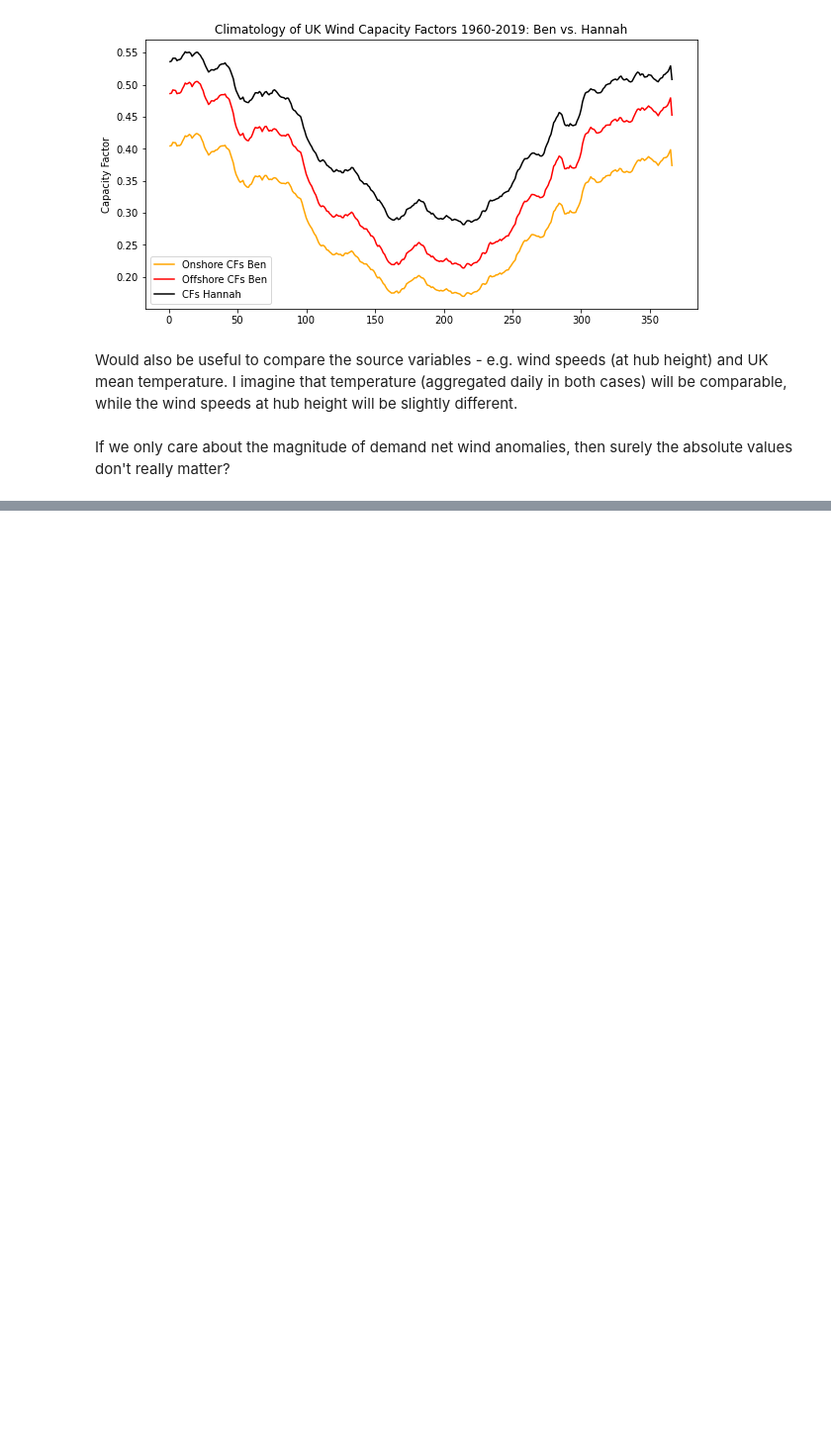
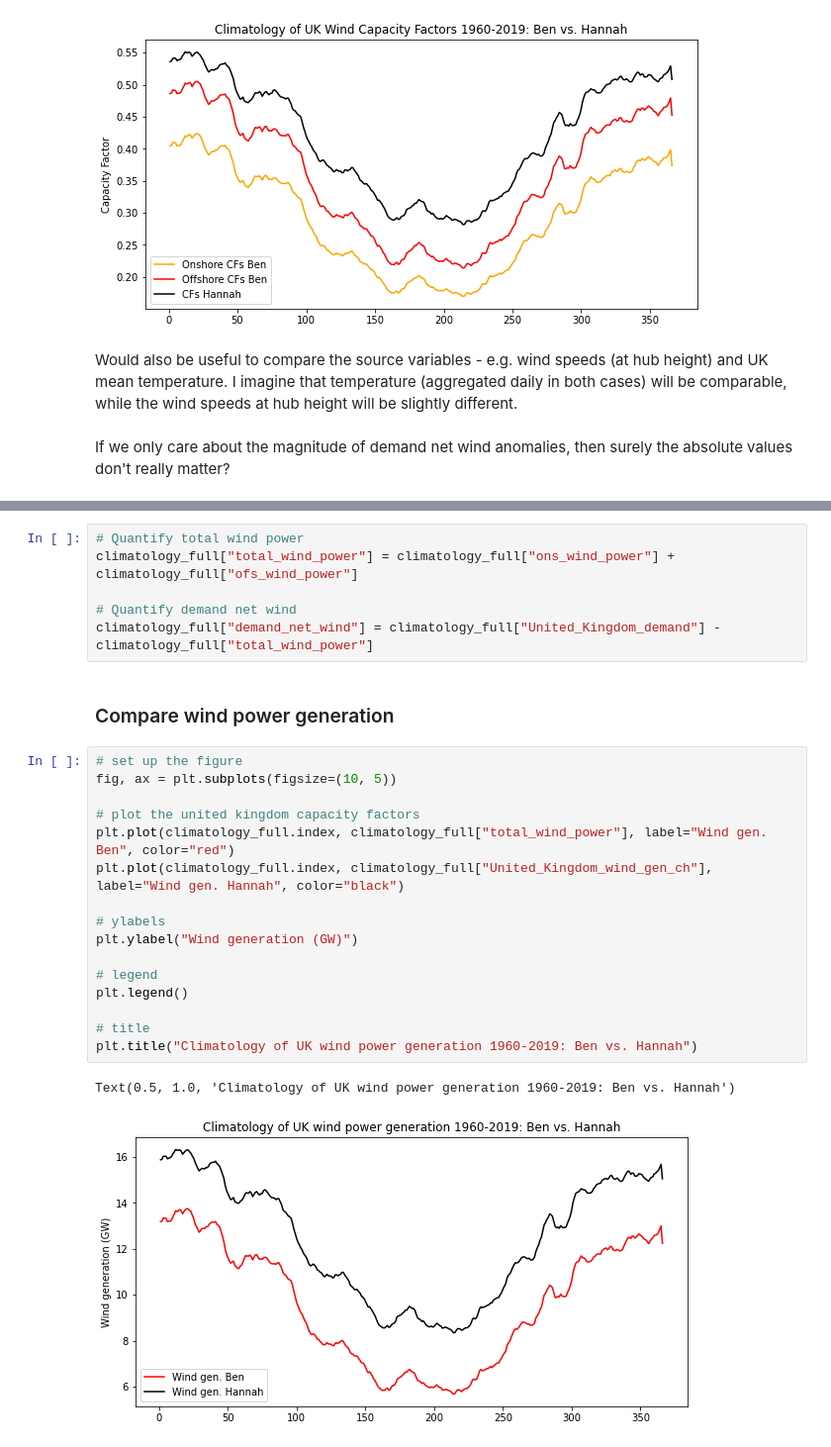
Before and after one commit to benhutchmet/unseen_multi_year, a Jupyter notebook: obs_wind_demand.ipynb, the cells around one changed output, grey strips where cells are left out. Shown at 99% size. Saved outputs shown, nothing was run; the diff lists cells and outputs as text; blank space fills up the shorter version.

```diff
--- a/obs_wind_demand.ipynb
+++ b/obs_wind_demand.ipynb
@@ -283,0 +345,27 @@ If we only care about the magnitude of demand net wind anomalies, then surely th
+# %%
+# Quantify total wind power
+climatology_full["total_wind_power"] = climatology_full["ons_wind_power"] + climatology_full["ofs_wind_power"]
+
+# Quantify demand net wind
+climatology_full["demand_net_wind"] = climatology_full["United_Kingdom_demand"] - climatology_full["total_wind_power"]
+# %% [markdown]
+### Compare wind power generation ###
+# %%
+# set up the figure
+fig, ax = plt.subplots(figsize=(10, 5))
+
+# plot the united kingdom capacity factors
+plt.plot(climatology_full.index, climatology_full["total_wind_power"], label="Wind gen. Ben", color="red")
+plt.plot(climatology_full.index, climatology_full["United_Kingdom_wind_gen_ch"], label="Wind gen. Hannah", color="black")
+
+# ylabels
+plt.ylabel("Wind generation (GW)")
+
+# legend
+plt.legend()
+
+# title
+plt.title("Climatology of UK wind power generation 1960-2019: Ben vs. Hannah")
+# %% [output]
+Text(0.5, 1.0, 'Climatology of UK wind power generation 1960-2019: Ben vs. Hannah')
+[figure, added]
```
Also changed, not shown: parts of 17 cells of this notebook.
